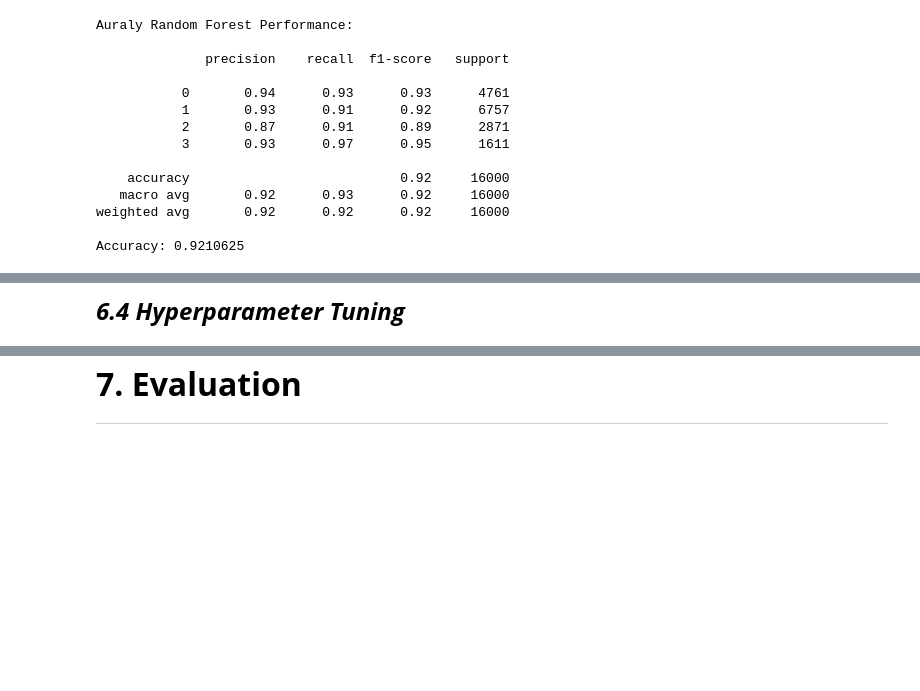
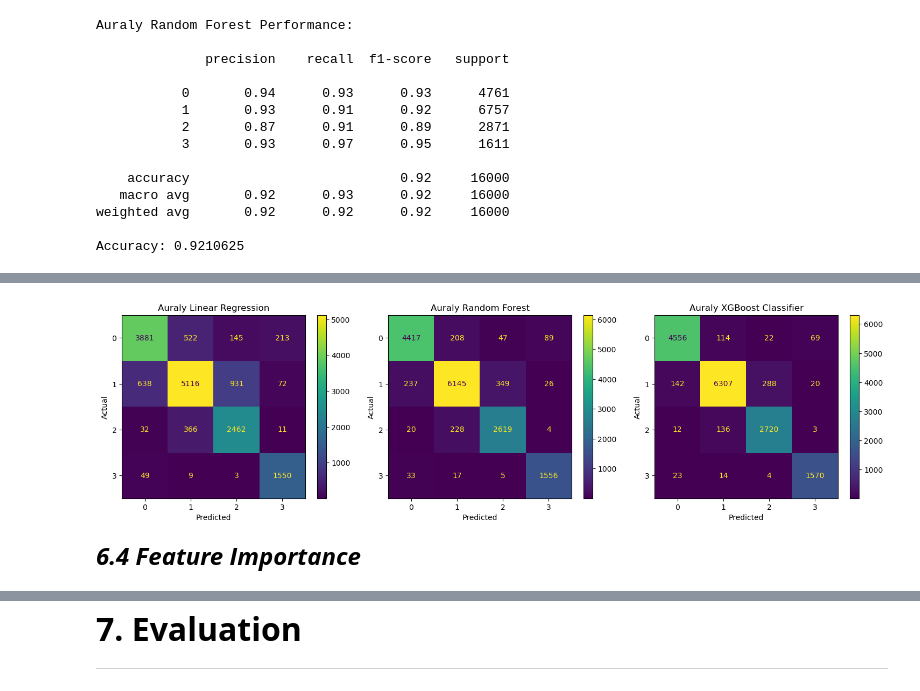
Before and after one commit to veenaledi/DS-Capstone-Project, a Jupyter notebook: Music.ipynb, the cells around one changed output, grey strips where cells are left out. Saved outputs shown, nothing was run; the diff lists cells and outputs as text; code cells hidden in the pictures; blank space fills up the shorter version.

```diff
--- a/Music.ipynb
+++ b/Music.ipynb
@@ -773,0 +766,4 @@ Overall, this model demonstrates high predictive reliability and interpretabilit
+# %%
+# Instantiate and train model
+xgb = XGBClassifier(random_state = 42)
+xgb.fit(X_train_smote, y_train_smote)
@@ -773,0 +782,8 @@ Overall, this model demonstrates high predictive reliability and interpretabilit
+# %%
+# Predictions
+y_pred_xgb = xgb.predict(X_test)
+
+# Evaluation
+print("Auraly XGBoost Classifier Performance:\n")
+print(classification_report(y_test, y_pred_xgb))
+print("Accuracy:", accuracy_score(y_test, y_pred_xgb))
@@ -774,2 +805,23 @@ Overall, this model demonstrates high predictive reliability and interpretabilit
+# %%
+# Model names and their predictions
+model_names = ["Auraly Linear Regression", "Auraly Random Forest", "Auraly XGBoost Classifier"]
+predictions = [y_pred_log, y_pred_rand, y_pred_xgb]
+
+fig, axes = plt.subplots(1, 3, figsize=(15, 4))
+
+# Looping through the models and plot confusion matrices
+for i in range(3):
+    cm = confusion_matrix(y_test, predictions[i])
+    disp = ConfusionMatrixDisplay(confusion_matrix = cm)
+    disp.plot(ax = axes[i])
+    axes[i].set_title(model_names[i])
+    axes[i].set_xlabel("Predicted")
+    axes[i].set_ylabel("Actual")
+    axes[i].grid(False) # to remove the awkward grid lines
+
+plt.tight_layout()
+plt.show()
+# %% [output]
+[figure, added]
 # %% [markdown]
-***<span style="font-size: 24px;">6.4 Hyperparameter Tuning</span>***
+***<span style="font-size: 24px;">6.4 Feature Importance</span>***
```
Also changed, not shown: parts of 19 cells of this notebook.
